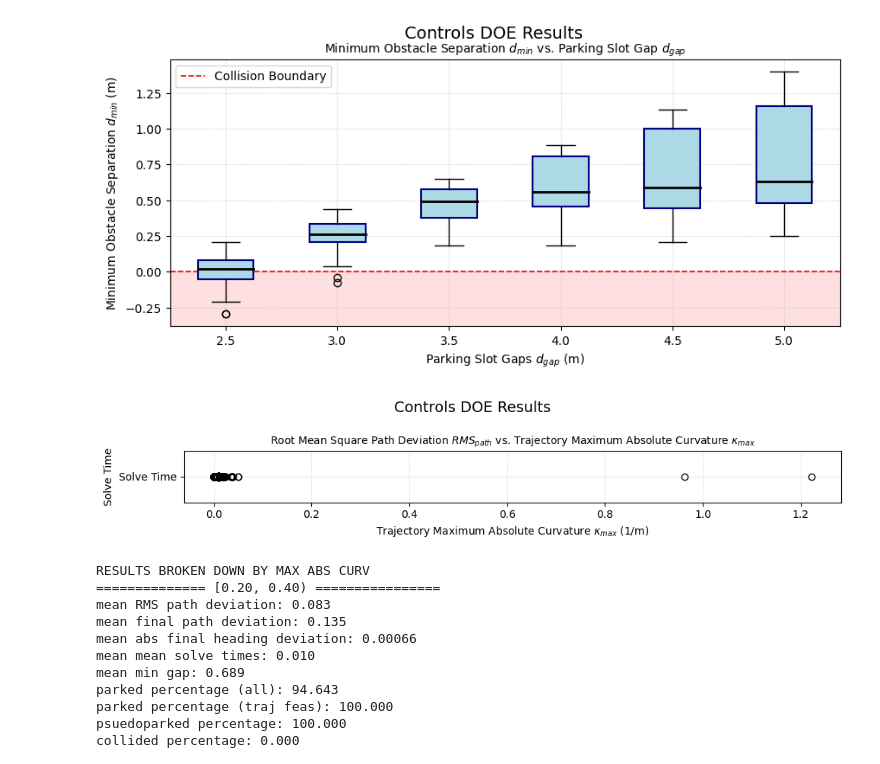
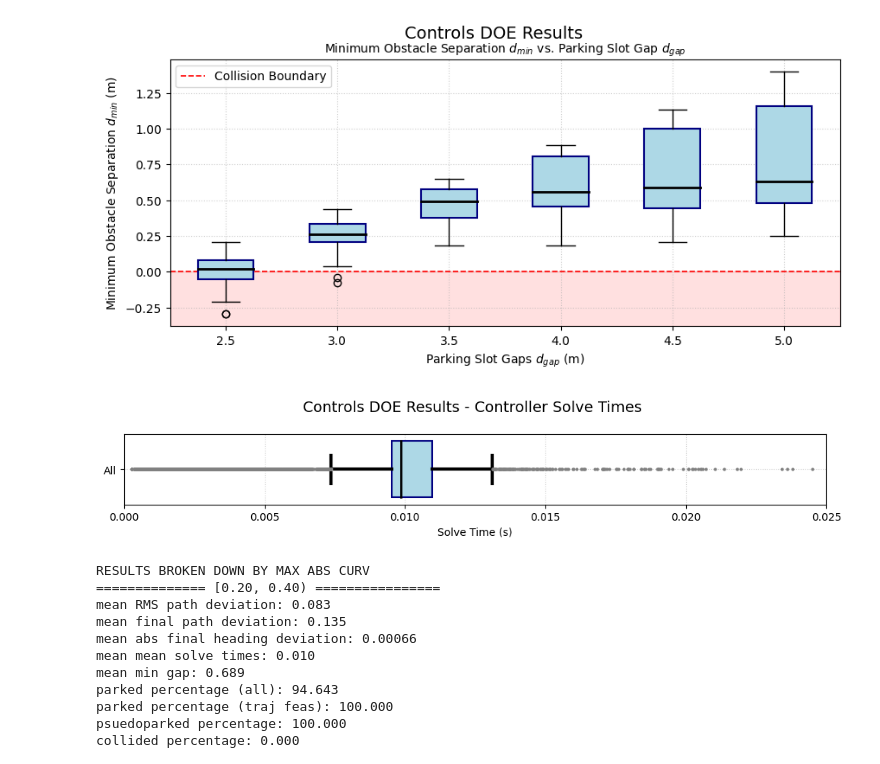
Before and after one commit to SamKhzym/cloud-auto-park, a Jupyter notebook: sim_ws/src/digital_twin/vehicle_controller/analysis/controls_doe.ipynb, the cells around one changed output. Cells and saved outputs as stored; diff of their text form; code cells hidden in the pictures.

```diff
--- a/sim_ws/src/digital_twin/vehicle_controller/analysis/controls_doe.ipynb
+++ b/sim_ws/src/digital_twin/vehicle_controller/analysis/controls_doe.ipynb
@@ -622,27 +622,35 @@ plt.savefig('figures/controls_doe_minsep_boxplot.svg')
 # %%
 import matplotlib.pyplot as plt
 
 plt.gcf().set_size_inches(10, 2)
 
 all_solve_times = []
 for r in results:
     all_solve_times += list(r['stats']['solve_times'])
 
-plt.boxplot(all_solve_times, labels=['Solve Time'],
+plt.boxplot(all_solve_times, labels=['All'], widths=0.8,
             patch_artist=True,
             medianprops={'color': 'black', 'linewidth': 2},
-            boxprops=dict(facecolor='lightblue', color='navy', linewidth=1.5), vert=False)
+            boxprops=dict(facecolor='lightblue', color='navy', linewidth=1.5), vert=False,
+            flierprops={
+                'markersize': 3,            # Smaller size
+                'markerfacecolor': 'gray',  # Muted color
+                'markeredgecolor': 'none',  # Remove border outline
+                'marker': 'o'               # Shape style ('o', 'x', etc.)
+            },whiskerprops=dict(linewidth=3.0),  # Thickens the vertical whisker lines
+            capprops=dict(linewidth=3.0))
 
 plt.grid(True, linestyle=':', alpha=0.6)
 plt.xlabel('Solve Time (s)')
-plt.ylabel('Solve Time')
+# plt.ylabel('Solve Time')
 # plt.legend(loc='upper left')
-plt.suptitle('Controls DOE Results', fontsize=14)
-plt.gca().set_title('Controller Solve Times', fontsize=10)
+plt.suptitle('Controls DOE Results - Controller Solve Times', fontsize=14)
+# plt.gca().set_title('Controller Solve Times', fontsize=10)
+plt.xlim(0.0, 0.025)
 plt.gcf().set_tight_layout(True)
-plt.savefig('figures/controls_doe_rms_path_boxplot.svg')
+plt.savefig('figures/controls_doe_solvetime_boxplot.svg')
 # %% [output]
-[figure, old version]
+[figure, new version]
 # %%
 print('Results broken down by max abs curv'.upper())
 curv_data_groups_and_everything = curv_data_groups + [results_df]
```
Also changed, not shown: parts of 1 cell of this notebook, 4 other files.
